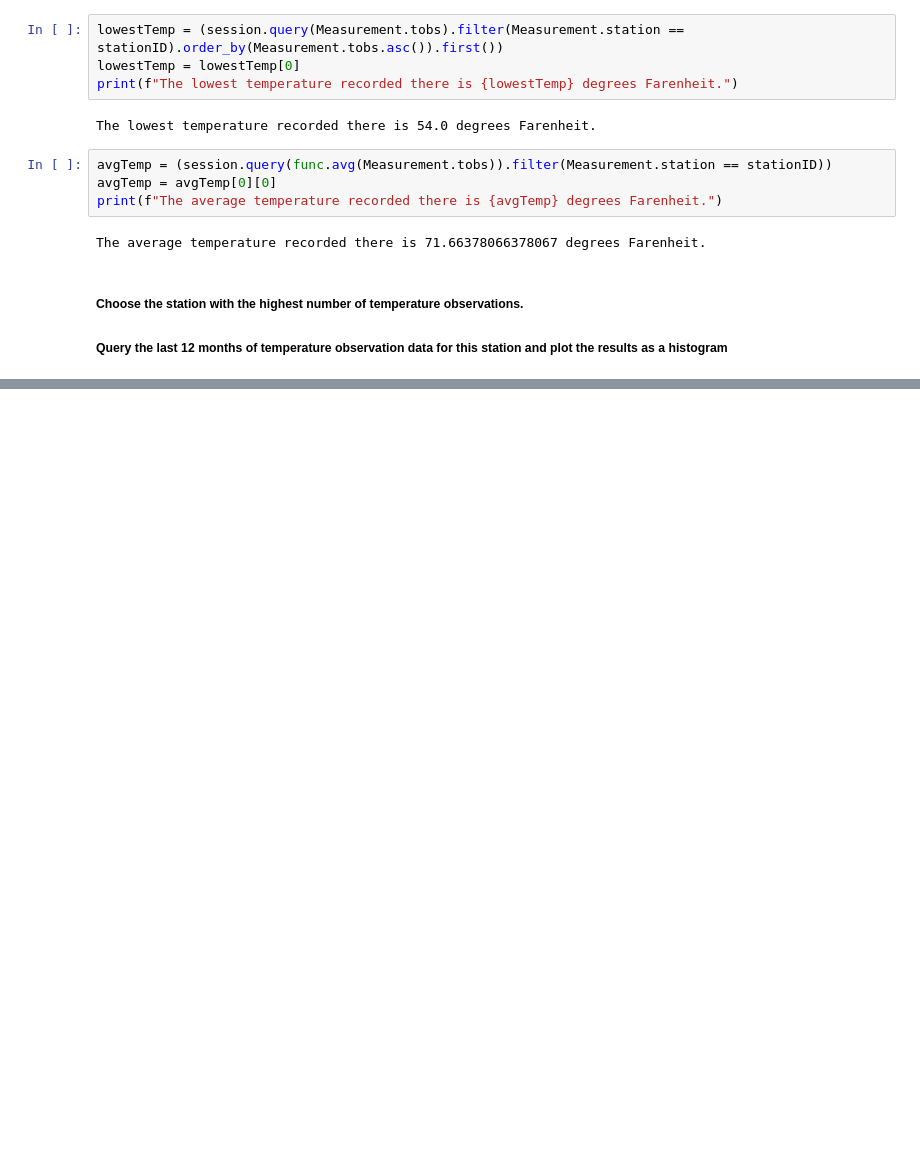
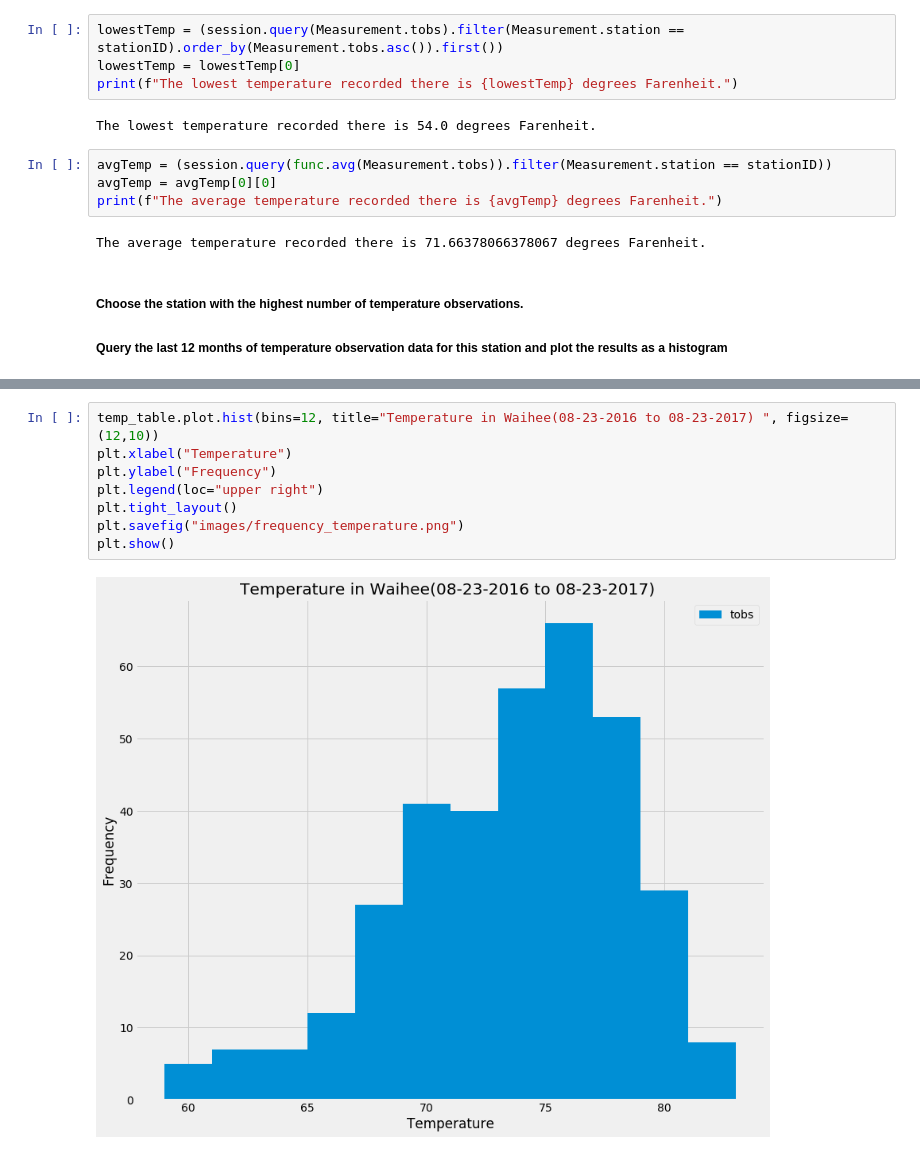
Before and after one commit to ShimsyV/sqlalchemy-challenge, a Jupyter notebook: Surfs_up.ipynb, the cells around one changed output, grey strips where cells are left out. Saved outputs shown, nothing was run; the diff lists cells and outputs as text; blank space fills up the shorter version.

Commit message:
Plotted histogram for the last 12 months temperature vs frequency of the most active station

```diff
--- a/Surfs_up.ipynb
+++ b/Surfs_up.ipynb
@@ -264,0 +258,10 @@ temp_table
+# %%
+temp_table.plot.hist(bins=12, title="Temperature in Waihee(08-23-2016 to 08-23-2017) ", figsize=(12,10))
+plt.xlabel("Temperature")
+plt.ylabel("Frequency")
+plt.legend(loc="upper right")
+plt.tight_layout()
+plt.savefig("images/frequency_temperature.png")
+plt.show()
+# %% [output]
+[figure, added]
```
Also changed, not shown: parts of 1 cell of this notebook, 2 other files.
